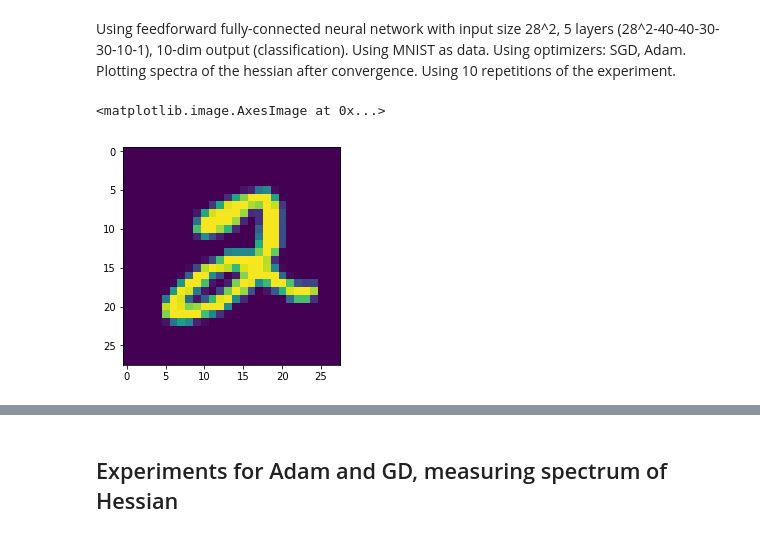
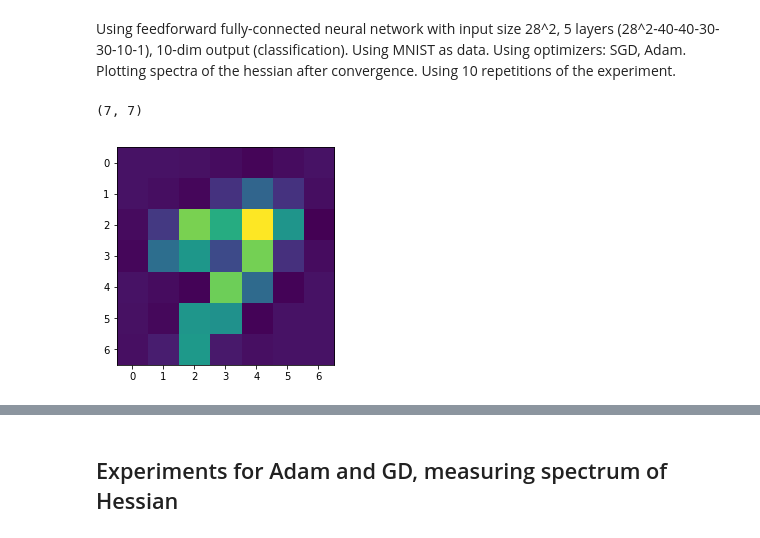
Before and after one commit to sergia-ch/OptMLProject, a Jupyter notebook: minima_and_optimizers.ipynb, the cells around one changed output, grey strips where cells are left out. Cells and saved outputs as stored; diff of their text form; code cells hidden in the pictures.

```diff
--- a/minima_and_optimizers.ipynb
+++ b/minima_and_optimizers.ipynb
@@ -104,8 +87,11 @@ input_shape = (14, 14)
-# %%
-plt.imshow(x_train[5])
-# %% [output]
-<matplotlib.image.AxesImage at 0x...>
-[figure, removed]
+# %%
+input_shape, output_shape, x_train, x_test, y_train, y_test = get_mnist(7)
+
+plt.imshow(x_train[15])
+print(input_shape)
+# %% [output]
+(7, 7)
+[figure, added]
 # %%
 tf.reset_default_graph()
 # allowing GPU memory growth to allocate only what we need
```
Also changed, not shown: parts of 22 cells of this notebook, 5 other files.
